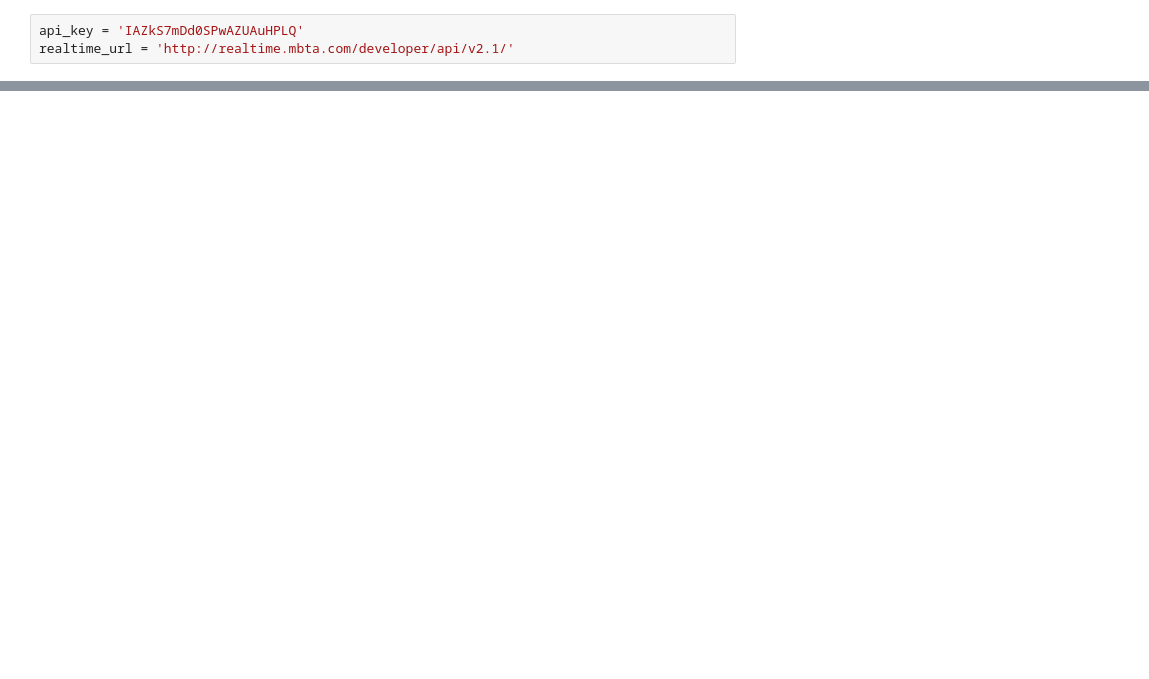
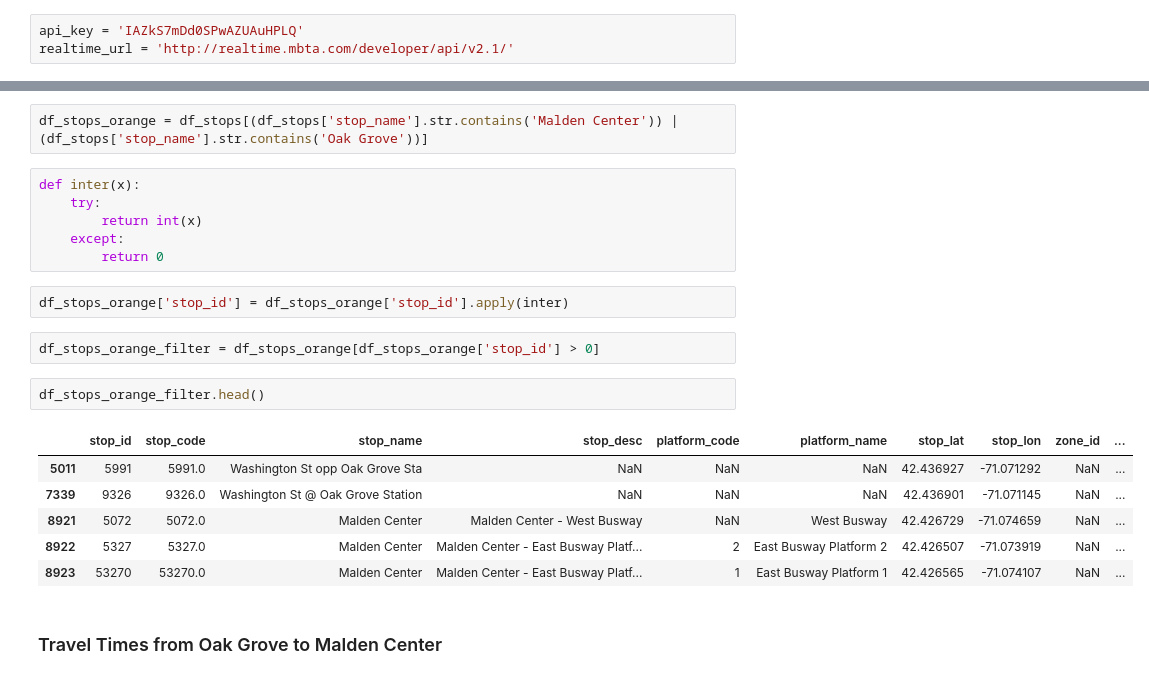
Before and after one commit to Clee2691/DS_Projects, a Jupyter notebook: DSProjects/MBTA/mbta.ipynb, the cells around one changed output, grey strips where cells are left out. Drawn from its saved outputs; the diff is of its cells as text; blank space fills up the shorter version.

```diff
--- a/DSProjects/MBTA/mbta.ipynb
+++ b/DSProjects/MBTA/mbta.ipynb
@@ -44,0 +53,23 @@ df
+# %%
+df_stops_orange = df_stops[(df_stops['stop_name'].str.contains('Malden Center')) | (df_stops['stop_name'].str.contains('Oak Grove'))]
+# %%
+def inter(x):
+    try:
+        return int(x)
+    except:
+        return 0
+# %%
+df_stops_orange['stop_id'] = df_stops_orange['stop_id'].apply(inter)
+# %%
+df_stops_orange_filter = df_stops_orange[df_stops_orange['stop_id'] > 0]
+# %%
+df_stops_orange_filter.head()
+# %% [output]
+|  | stop_id | stop_code | stop_name | stop_desc | platform_code | platform_name | stop_lat | stop_lon | zone_id | ... |
+| 5011 | 5991 | 5991.0 | Washington St opp Oak Grove Sta | NaN | NaN | NaN | 42.436927 | -71.071292 | NaN | ... |
+| 7339 | 9326 | 9326.0 | Washington St @ Oak Grove Station | NaN | NaN | NaN | 42.436901 | -71.071145 | NaN | ... |
+| 8921 | 5072 | 5072.0 | Malden Center | Malden Center - West Busway | NaN | West Busway | 42.426729 | -71.074659 | NaN | ... |
+| 8922 | 5327 | 5327.0 | Malden Center | Malden Center - East Busway Platf... | 2 | East Busway Platform 2 | 42.426507 | -71.073919 | NaN | ... |
+| 8923 | 53270 | 53270.0 | Malden Center | Malden Center - East Busway Platf... | 1 | East Busway Platform 1 | 42.426565 | -71.074107 | NaN | ... |
+# %% [markdown]
+### Travel Times from Oak Grove to Malden Center
```
Also changed, not shown: parts of 18 cells of this notebook, 1 other file.
